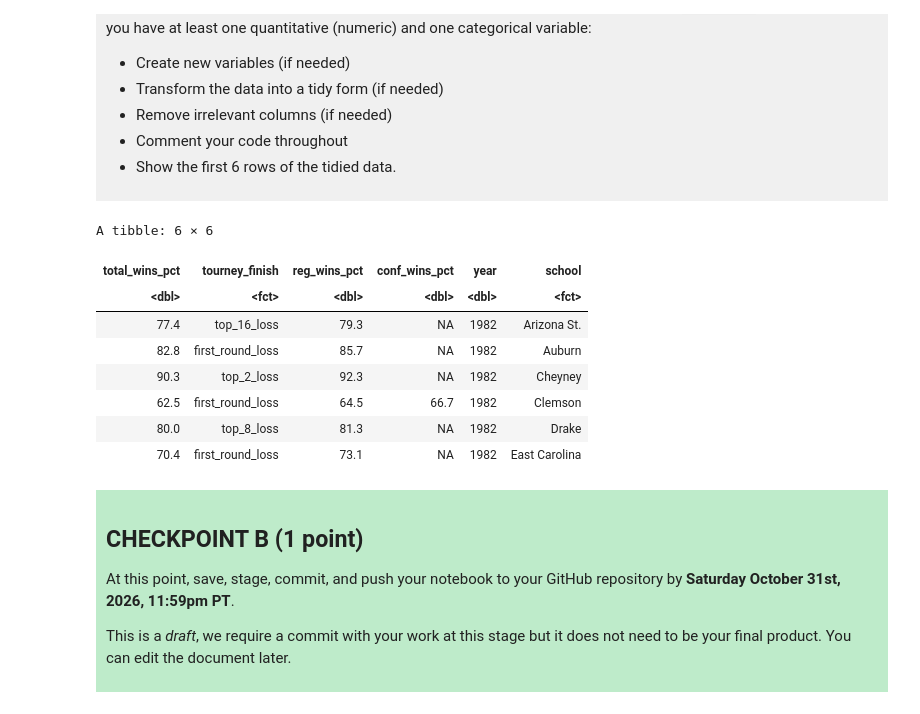
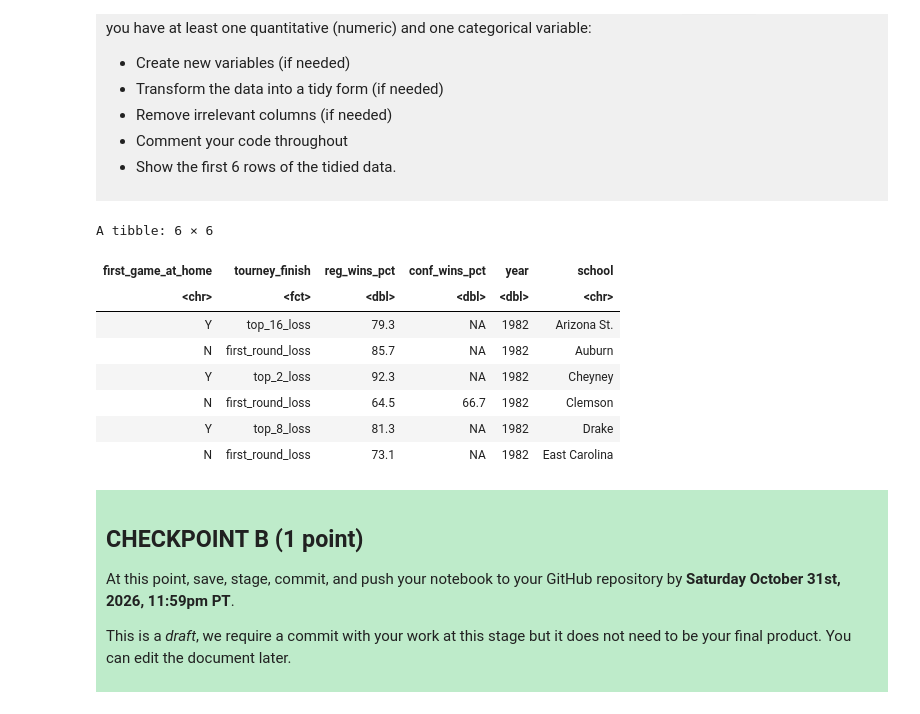
Before and after one commit to Sami-ProfessionalAccount/DSCI-100-Project-Samantha-Deschere, a Jupyter notebook: dsci-100-project-notebook.ipynb, the cells around one changed output. Cells and saved outputs as stored; diff of their text form; code cells hidden in the pictures.

```diff
--- a/dsci-100-project-notebook.ipynb
+++ b/dsci-100-project-notebook.ipynb
@@ -129,9 +129,10 @@ To help you with the analysis, here is a table of descriptions of each of the va
 </div>
 # %%
 library(tidyverse)
-NCAA_data <- read_csv("https://raw.githubusercontent.com/diverse-data-hub/diversedata/refs/heads/main/data-clean/womensmarchmadness.csv")|>
-slice(1:6)
-NCAA_data
+library(repr)
+library(tidymodels)
+NCAA_data <- read_csv("https://raw.githubusercontent.com/diverse-data-hub/diversedata/refs/heads/main/data-clean/womensmarchmadness.csv")
+head(NCAA_data)
 # %% [output]
 ── Attaching core tidyverse packages ──────────────────────── tidyverse 2.0.0 ──
 ✔ dplyr     1.1.4     ✔ readr     2.1.5
@@ -219,21 +219,24 @@ Produce a tidy data set that could be used to answer your research question usin
 
 </div>
 # %%
-Use_data <- NCAA_data |>
-select(total_wins_pct, tourney_finish, reg_wins_pct, conf_wins_pct, year, school) |>
+use_data <- NCAA_data |>
+    select(first_game_at_home, tourney_finish, reg_wins_pct, conf_wins_pct, year, school) |>
 #only shows needed columns, year is to map trends that will effect future results
-mutate(tourney_finish = as.factor(tourney_finish), school = as.factor(school))
-head(Use_data)
+    mutate(tourney_finish = factor(tourney_finish,
+    levels = c('opening_round_loss','first_round_loss','second_round_loss','top_16_loss','top_8_loss',
+               'top_4_loss','top_2_loss','champ')))
+#making the finish a factor and setting how they increase
+head(use_data)
 # %% [output]
 A tibble: 6 × 6
-| total_wins_pct | tourney_finish | reg_wins_pct | conf_wins_pct | year | school |
-| <dbl> | <fct> | <dbl> | <dbl> | <dbl> | <fct> |
-| 77.4 | top_16_loss | 79.3 | NA | 1982 | Arizona St. |
-| 82.8 | first_round_loss | 85.7 | NA | 1982 | Auburn |
-| 90.3 | top_2_loss | 92.3 | NA | 1982 | Cheyney |
-| 62.5 | first_round_loss | 64.5 | 66.7 | 1982 | Clemson |
-| 80.0 | top_8_loss | 81.3 | NA | 1982 | Drake |
-| 70.4 | first_round_loss | 73.1 | NA | 1982 | East Carolina |
+| first_game_at_home | tourney_finish | reg_wins_pct | conf_wins_pct | year | school |
+| <chr> | <fct> | <dbl> | <dbl> | <dbl> | <chr> |
+| Y | top_16_loss | 79.3 | NA | 1982 | Arizona St. |
+| N | first_round_loss | 85.7 | NA | 1982 | Auburn |
+| Y | top_2_loss | 92.3 | NA | 1982 | Cheyney |
+| N | first_round_loss | 64.5 | 66.7 | 1982 | Clemson |
+| Y | top_8_loss | 81.3 | NA | 1982 | Drake |
+| N | first_round_loss | 73.1 | NA | 1982 | East Carolina |
 # %% [markdown]
 <div style="background-color: #beebca; padding: 10px;">
 
```
Also changed, not shown: parts of 12 cells of this notebook.
